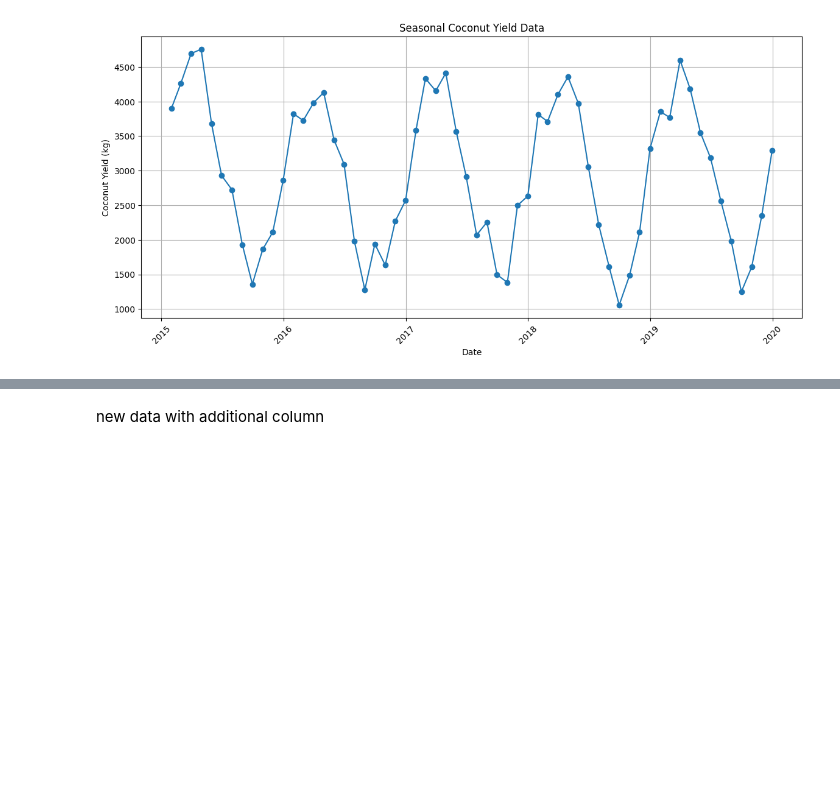
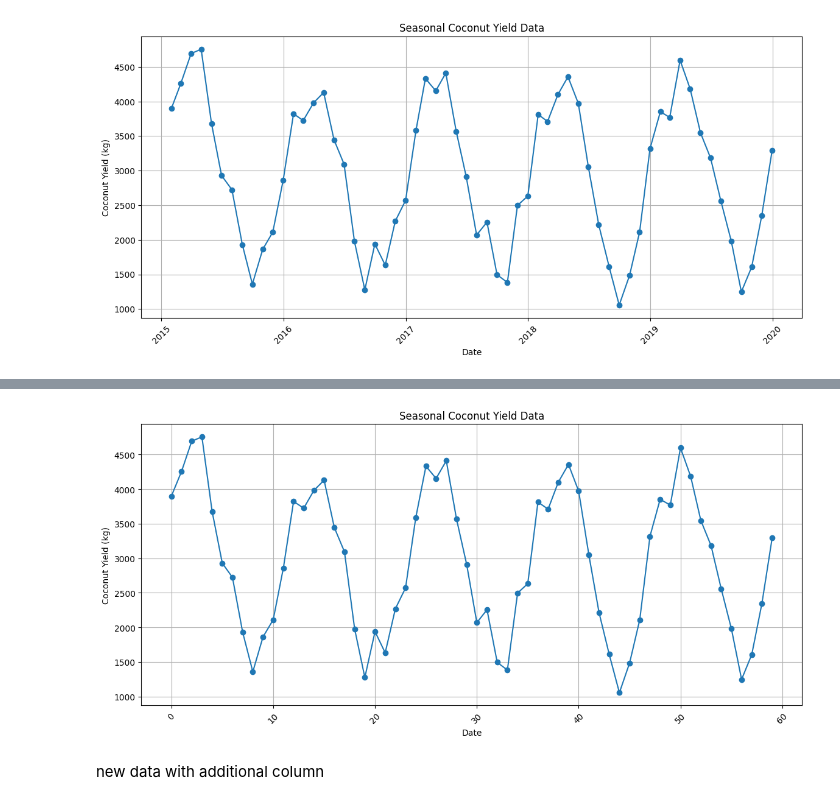
Before and after one commit to thanujaD00/Research_Procjct, a Jupyter notebook: CoconutYieldPrediction/dataset.ipynb, the cells around one changed output, grey strips where cells are left out. Drawn from its saved outputs; the diff is of its cells as text; code cells hidden in the pictures; blank space fills up the shorter version.

```diff
--- a/CoconutYieldPrediction/dataset.ipynb
+++ b/CoconutYieldPrediction/dataset.ipynb
@@ -217,3 +124,44 @@ plt.show()
+# %%
+import pandas as pd
+import numpy as np
+import matplotlib.pyplot as plt
+
+# Set a random seed for reproducibility
+np.random.seed(42)
+
+# Define parameters
+years = 5
+months = 12
+date_range = pd.date_range(start='2015-01-01', periods=years * months, freq='M')
+
+# Create seasonal yield data (e.g., sinusoidal pattern for seasonality)
+seasonal_amplitude = 1500  # amplitude of seasonal effect
+base_yield = 3000  # base yield
+
+# Simulating seasonal effect
+seasonal_effect = seasonal_amplitude * np.sin(2 * np.pi * date_range.month / 12) + base_yield
+
+# Adding random noise
+noise = np.random.normal(loc=0, scale=300, size=len(date_range))
+yield_data = seasonal_effect + noise
+
+# Create DataFrame
+df_seasonal = pd.DataFrame({'Date': date_range, 'Coconut Yield (kg)': yield_data})
+# df_seasonal.set_index('Date', inplace=True)
+
+
+
+# Plotting the dataset
+plt.figure(figsize=(14, 6))
+plt.plot(df_seasonal.index, df_seasonal['Coconut Yield (kg)'], marker='o')
+plt.title('Seasonal Coconut Yield Data')
+plt.xlabel('Date')
+plt.ylabel('Coconut Yield (kg)')
+plt.grid()
+plt.xticks(rotation=45)
+plt.show()
+# %% [output]
+[figure, added]
 # %%
 df_seasonal.to_csv('seasonal_coconut_yield_data_2.csv', index=False)
 # %% [markdown]
```
Also changed, not shown: parts of 3 cells of this notebook, 18 other files.
